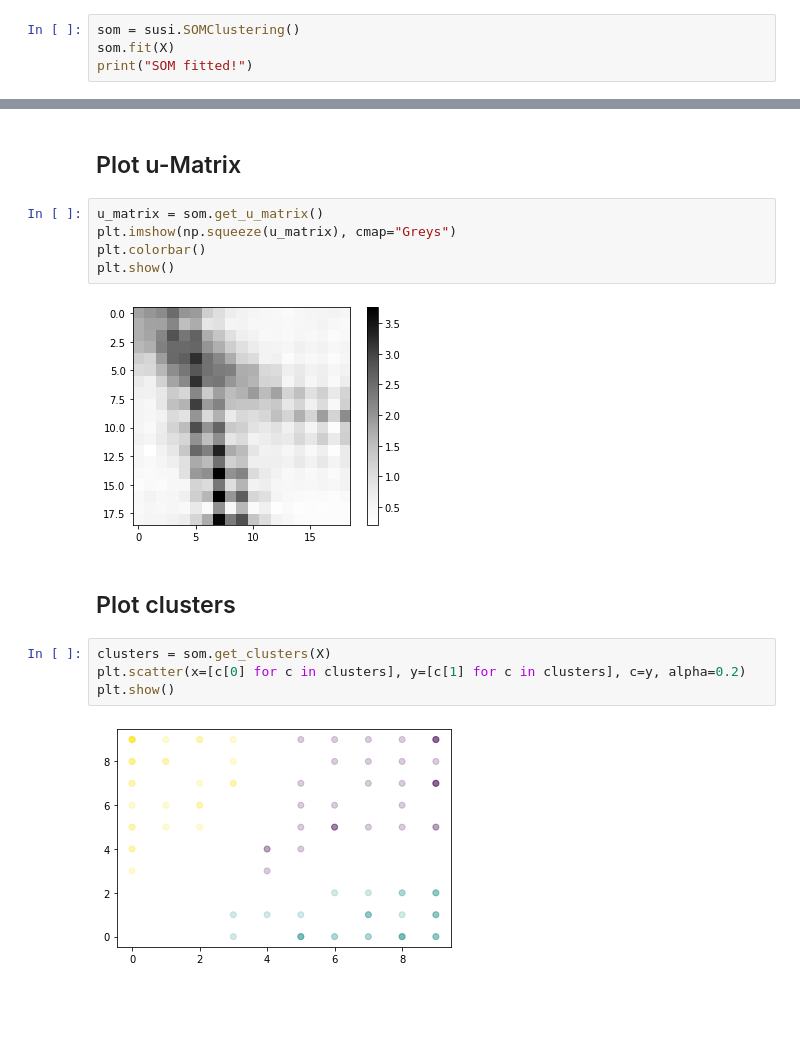
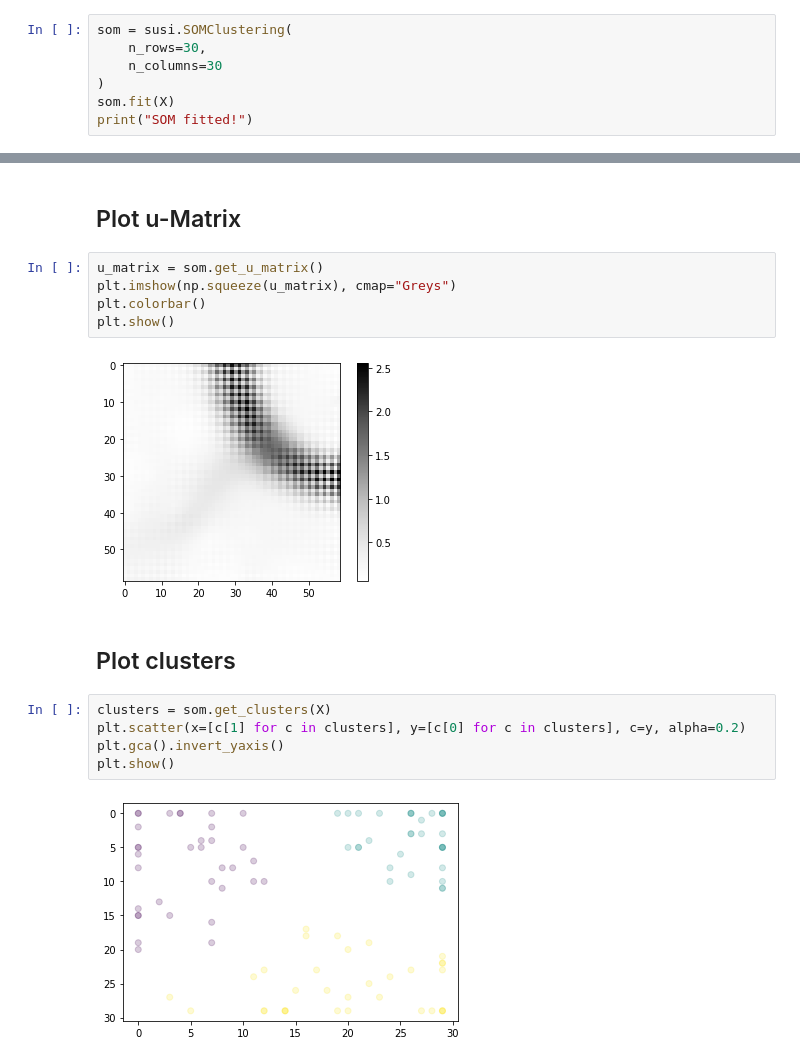
Before and after one commit to felixriese/susi, a Jupyter notebook: examples/SOMClustering.ipynb, the cells around one changed output, grey strips where cells are left out. Cells and saved outputs as stored; diff of their text form; blank space fills up the shorter version.

```diff
--- a/examples/SOMClustering.ipynb
+++ b/examples/SOMClustering.ipynb
@@ -22,7 +22,10 @@ plt.show()
 # %% [markdown]
 ## Classify and plot
 # %%
-som = susi.SOMClustering()
+som = susi.SOMClustering(
+    n_rows=30,
+    n_columns=30
+)
 som.fit(X)
 print("SOM fitted!")
 # %% [output]
@@ -35,12 +38,13 @@ plt.imshow(np.squeeze(u_matrix), cmap="Greys")
 plt.colorbar()
 plt.show()
 # %% [output]
-[figure, old version]
+[figure, new version]
 # %% [markdown]
 ## Plot clusters
 # %%
 clusters = som.get_clusters(X)
-plt.scatter(x=[c[0] for c in clusters], y=[c[1] for c in clusters], c=y, alpha=0.2)
+plt.scatter(x=[c[1] for c in clusters], y=[c[0] for c in clusters], c=y, alpha=0.2)
+plt.gca().invert_yaxis()
 plt.show()
 # %% [output]
-[figure, old version]
+[figure, new version]
```
Also changed, not shown: parts of 1 cell of this notebook, 2 other files.
